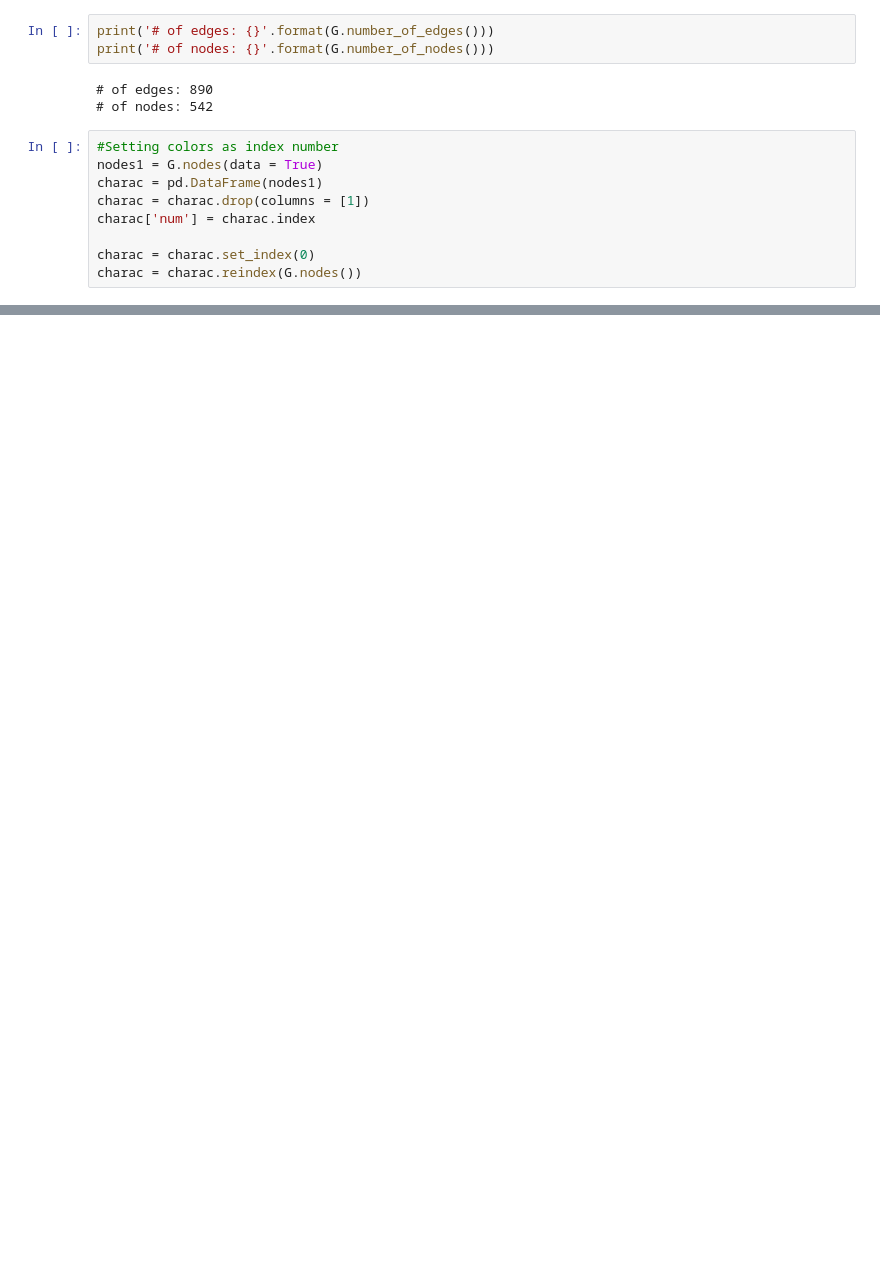
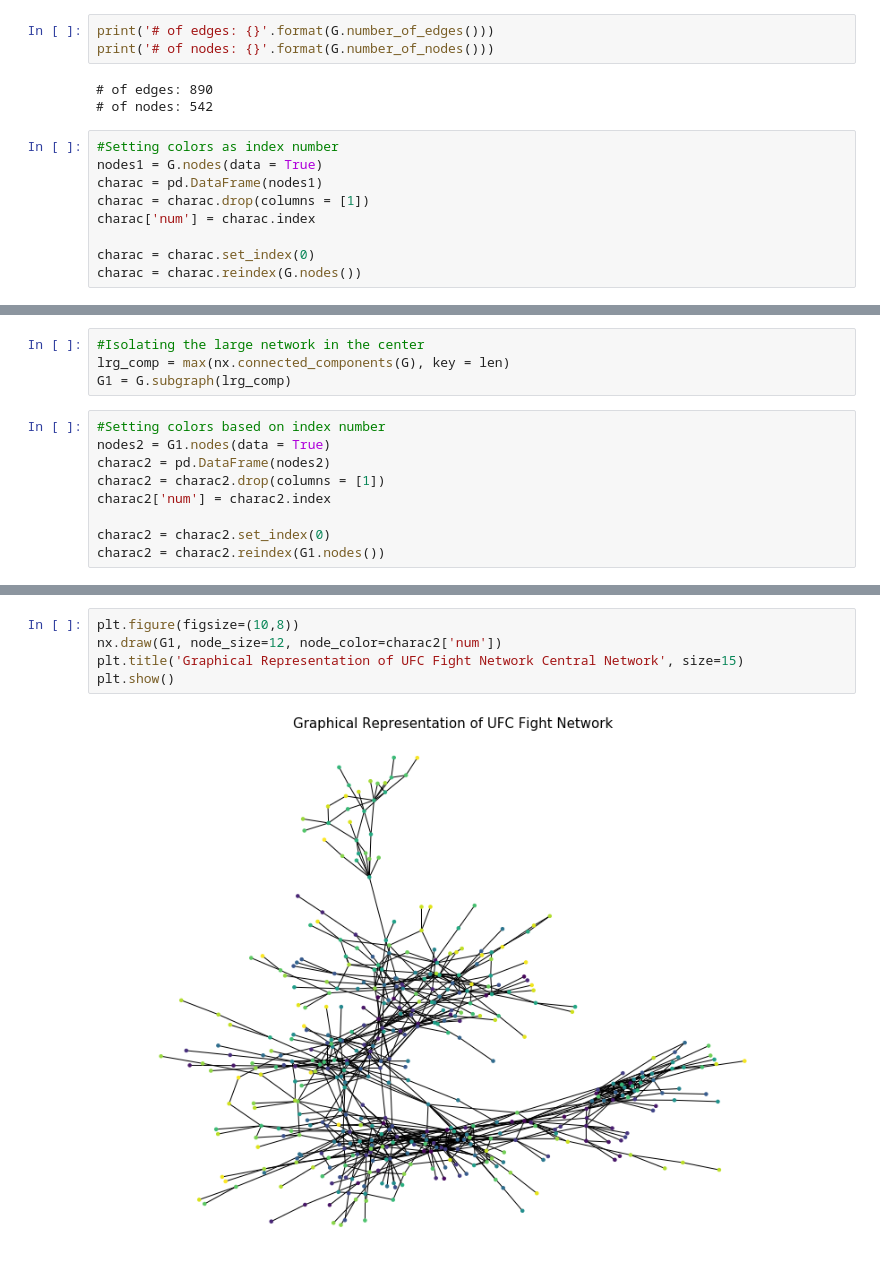
Before and after one commit to jesterugalde/UFC-Social-Network, a Jupyter notebook: UFC Headliner Network.ipynb, the cells around one changed output, grey strips where cells are left out. Saved outputs shown, nothing was run; the diff lists cells and outputs as text; blank space fills up the shorter version.

```diff
--- a/UFC Headliner Network.ipynb
+++ b/UFC Headliner Network.ipynb
@@ -120,0 +122,13 @@ plt.show()
+# %%
+#Isolating the large network in the center
+lrg_comp = max(nx.connected_components(G), key = len)
+G1 = G.subgraph(lrg_comp)
+# %%
+#Setting colors based on index number
+nodes2 = G1.nodes(data = True)
+charac2 = pd.DataFrame(nodes2)
+charac2 = charac2.drop(columns = [1])
+charac2['num'] = charac2.index
+
+charac2 = charac2.set_index(0)
+charac2 = charac2.reindex(G1.nodes())
@@ -120,0 +142,7 @@ plt.show()
+# %%
+plt.figure(figsize=(10,8))
+nx.draw(G1, node_size=12, node_color=charac2['num'])
+plt.title('Graphical Representation of UFC Fight Network Central Network', size=15)
+plt.show()
+# %% [output]
+[figure, added]
```
Also changed, not shown: parts of 20 cells of this notebook.
